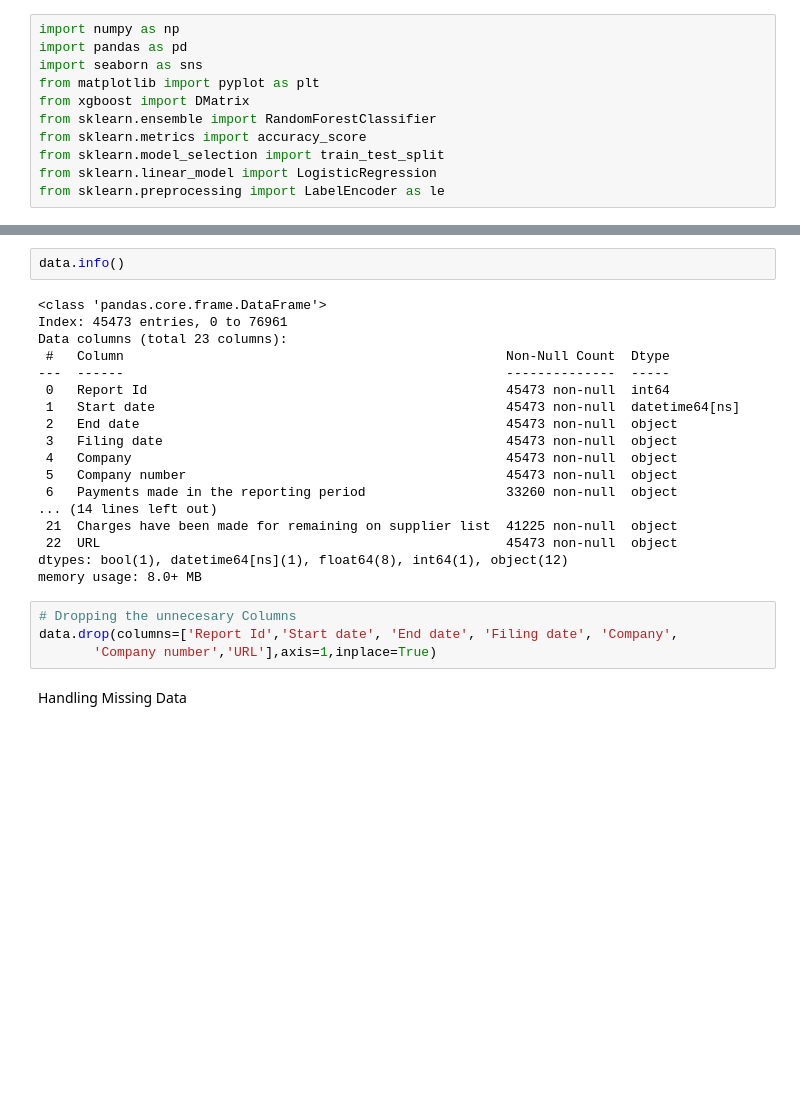
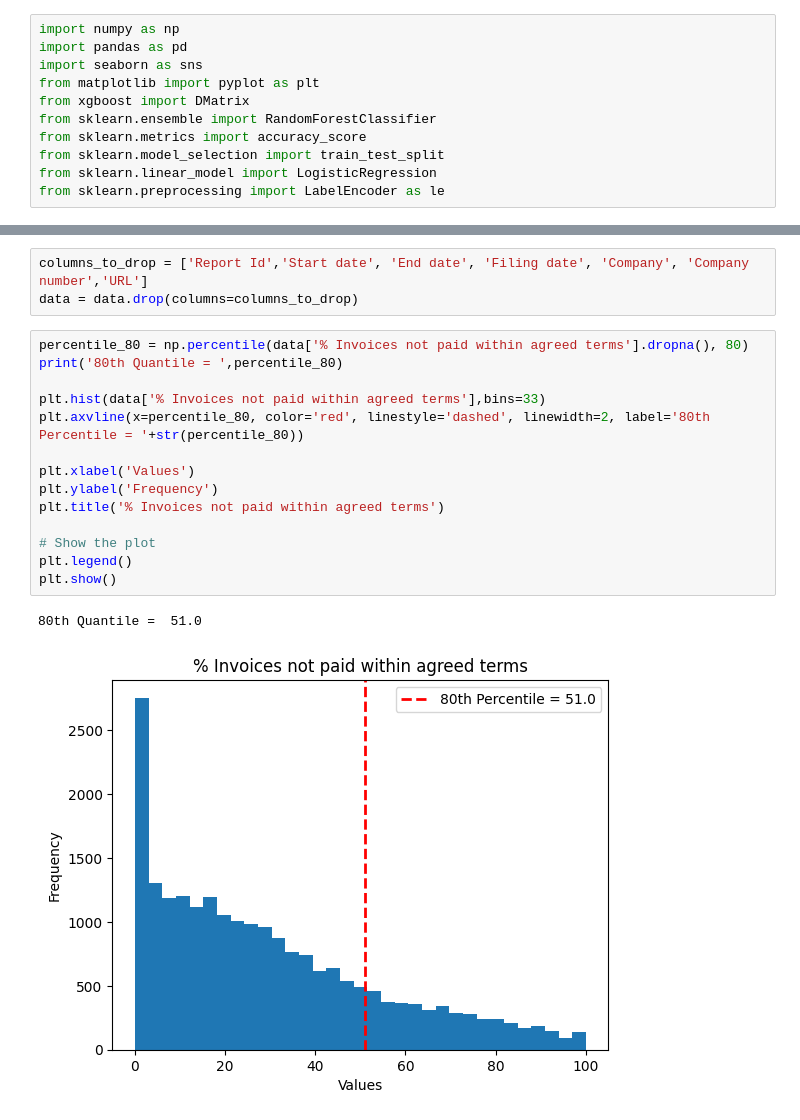
Before and after one commit to Lasya-t07/mini-proj, a Jupyter notebook: olddata.ipynb, the cells around one changed output, grey strips where cells are left out. Saved outputs shown, nothing was run; the diff lists cells and outputs as text; blank space fills up the shorter version.

```diff
--- a/olddata.ipynb
+++ b/olddata.ipynb
@@ -57,29 +38,23 @@ data.describe(exclude=np.number)
-# %%
-data.info()
-# %% [output]
-<class 'pandas.core.frame.DataFrame'>
-Index: 45473 entries, 0 to 76961
-Data columns (total 23 columns):
- #   Column                                                 Non-Null Count  Dtype
----  ------                                                 --------------  -----
- 0   Report Id                                              45473 non-null  int64
- 1   Start date                                             45473 non-null  datetime64[ns]
- 2   End date                                               45473 non-null  object
- 3   Filing date                                            45473 non-null  object
- 4   Company                                                45473 non-null  object
- 5   Company number                                         45473 non-null  object
- 6   Payments made in the reporting period                  33260 non-null  object
-... (14 lines left out)
- 21  Charges have been made for remaining on supplier list  41225 non-null  object
- 22  URL                                                    45473 non-null  object
-dtypes: bool(1), datetime64[ns](1), float64(8), int64(1), object(12)
-memory usage: 8.0+ MB
 # %%
-# Dropping the unnecesary Columns
-data.drop(columns=['Report Id','Start date', 'End date', 'Filing date', 'Company',
-       'Company number','URL'],axis=1,inplace=True)
+columns_to_drop = ['Report Id','Start date', 'End date', 'Filing date', 'Company', 'Company number','URL']
+data = data.drop(columns=columns_to_drop)
-# %% [markdown]
-Handling Missing Data
+# %%
+percentile_80 = np.percentile(data['% Invoices not paid within agreed terms'].dropna(), 80)
+print('80th Quantile = ',percentile_80)
+
+plt.hist(data['% Invoices not paid within agreed terms'],bins=33)
+plt.axvline(x=percentile_80, color='red', linestyle='dashed', linewidth=2, label='80th Percentile = '+str(percentile_80))
+
+plt.xlabel('Values')
+plt.ylabel('Frequency')
+plt.title('% Invoices not paid within agreed terms')
+
+# Show the plot
+plt.legend()
+plt.show()
+# %% [output]
+80th Quantile =  51.0
+[figure, added]
 # %%
 missing_data = pd.DataFrame({'total_missing': data.isnull().sum(), 'perc_missing': (data.isnull().mean())*100})
 missing_data
```
Also changed, not shown: parts of 61 cells of this notebook, 5 other files.
